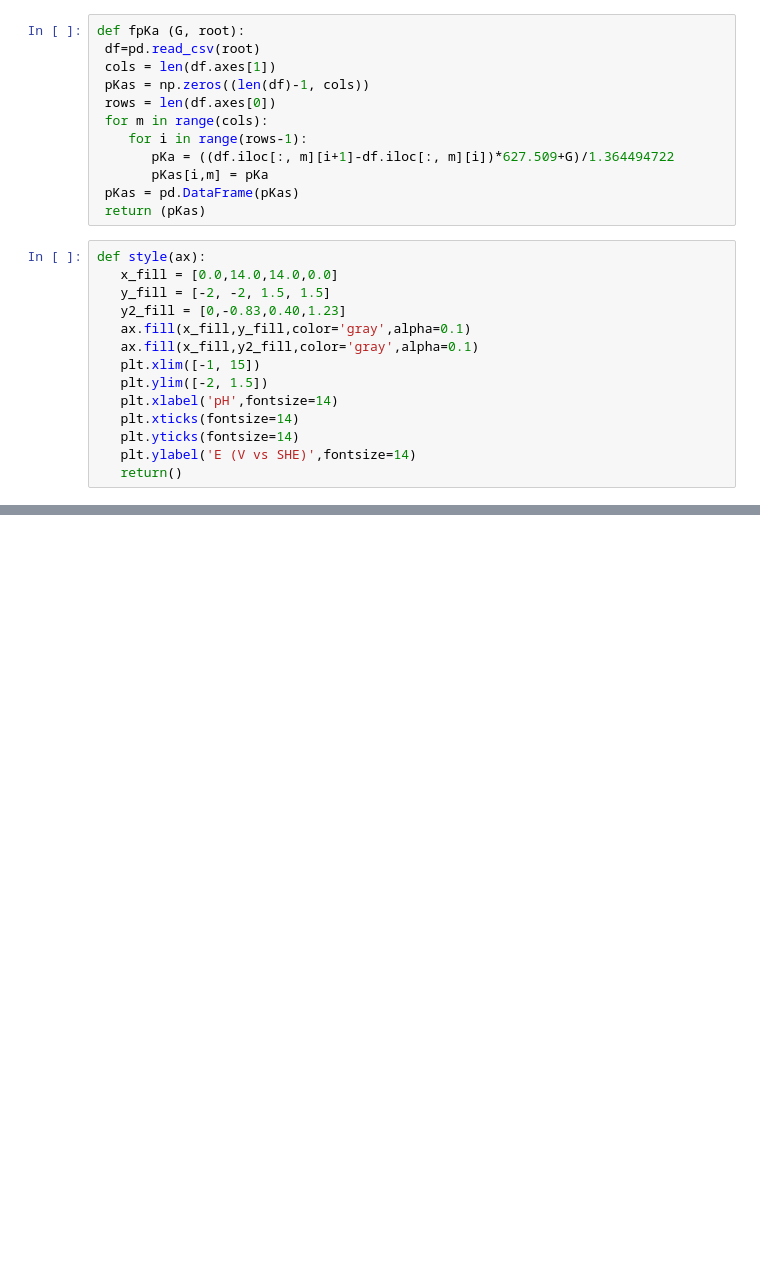
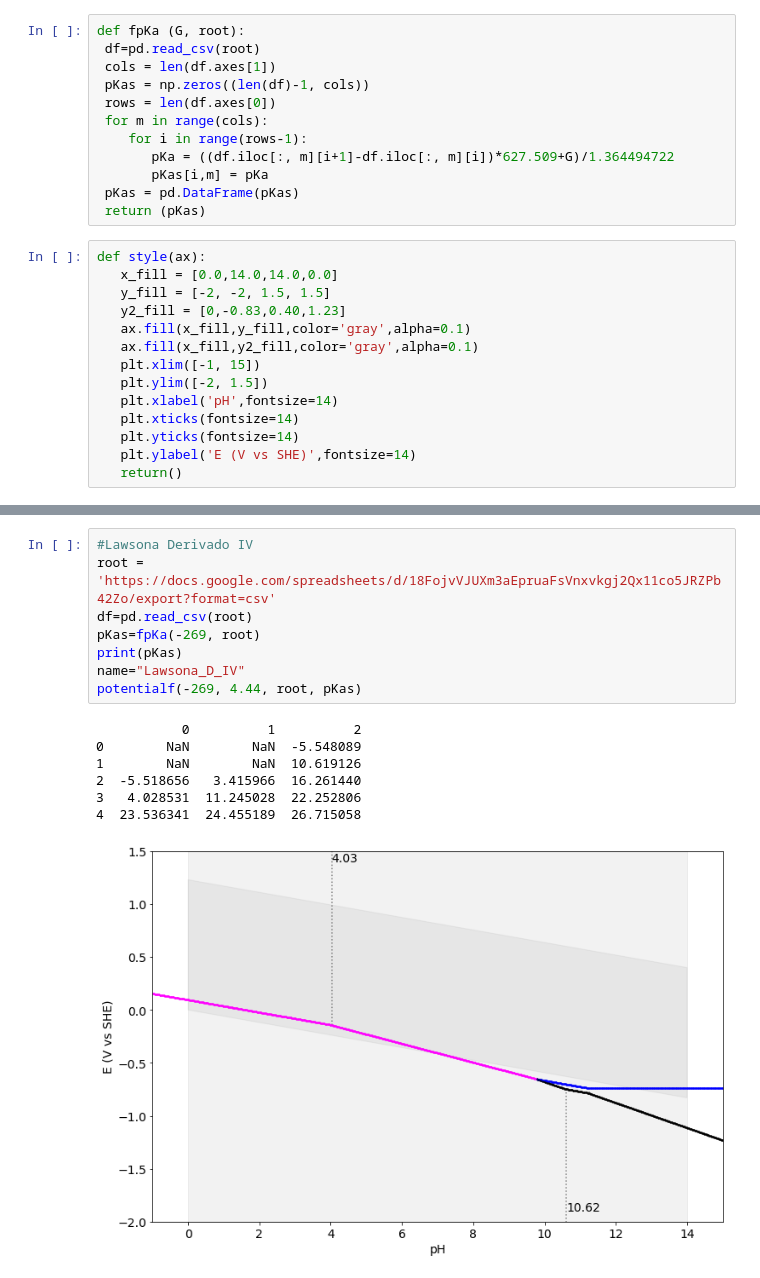
Before and after one commit to yaffka/DP, a Jupyter notebook: PD.ipynb, the cells around one changed output, grey strips where cells are left out. Cells and saved outputs as stored; diff of their text form; blank space fills up the shorter version.

```diff
--- a/PD.ipynb
+++ b/PD.ipynb
@@ -177,0 +231,16 @@ potentialf(-270.8787, 4.08845, root, pKas)
+# %%
+#Lawsona Derivado IV
+root = 'https://docs.google.com/spreadsheets/d/18FojvVJUXm3aEpruaFsVnxvkgj2Qx11co5JRZPb42Zo/export?format=csv'
+df=pd.read_csv(root)
+pKas=fpKa(-269, root)
+print(pKas)
+name="Lawsona_D_IV"
+potentialf(-269, 4.44, root, pKas)
+# %% [output]
+           0          1          2
+0        NaN        NaN  -5.548089
+1        NaN        NaN  10.619126
+2  -5.518656   3.415966  16.261440
+3   4.028531  11.245028  22.252806
+4  23.536341  24.455189  26.715058
+[figure, added]
```
Also changed, not shown: parts of 9 cells of this notebook.
